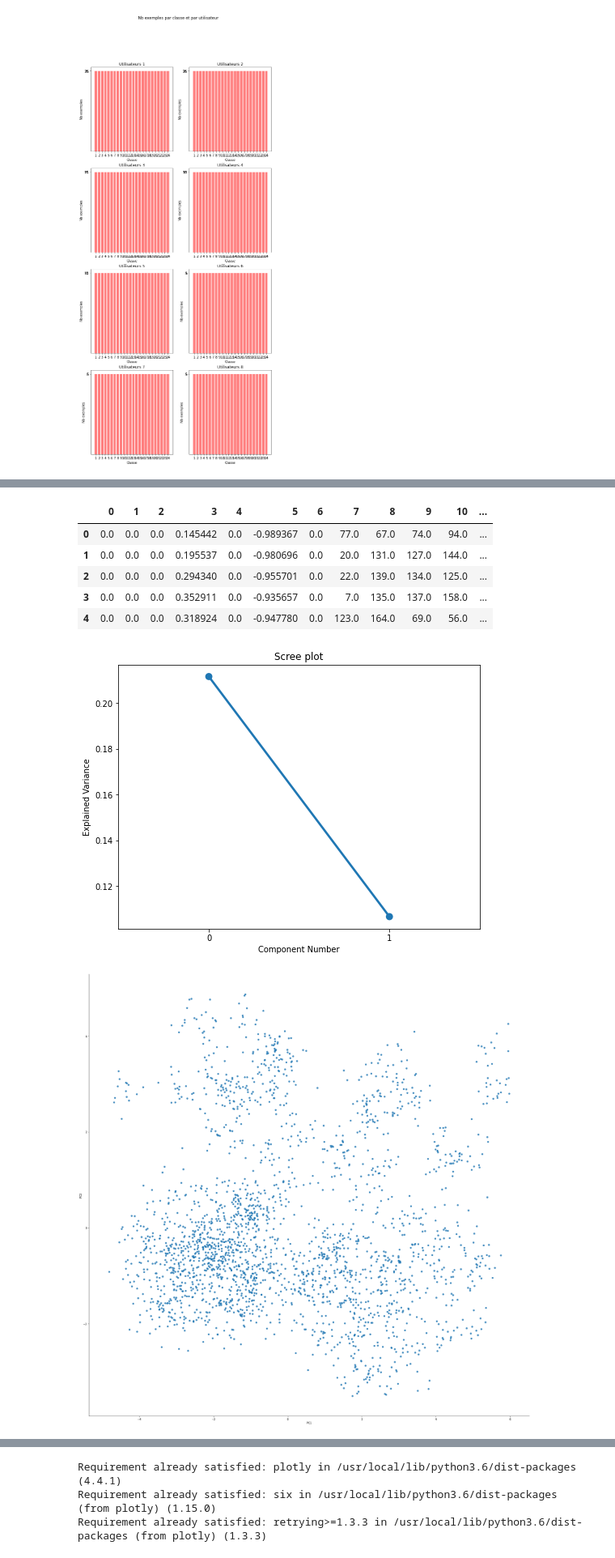
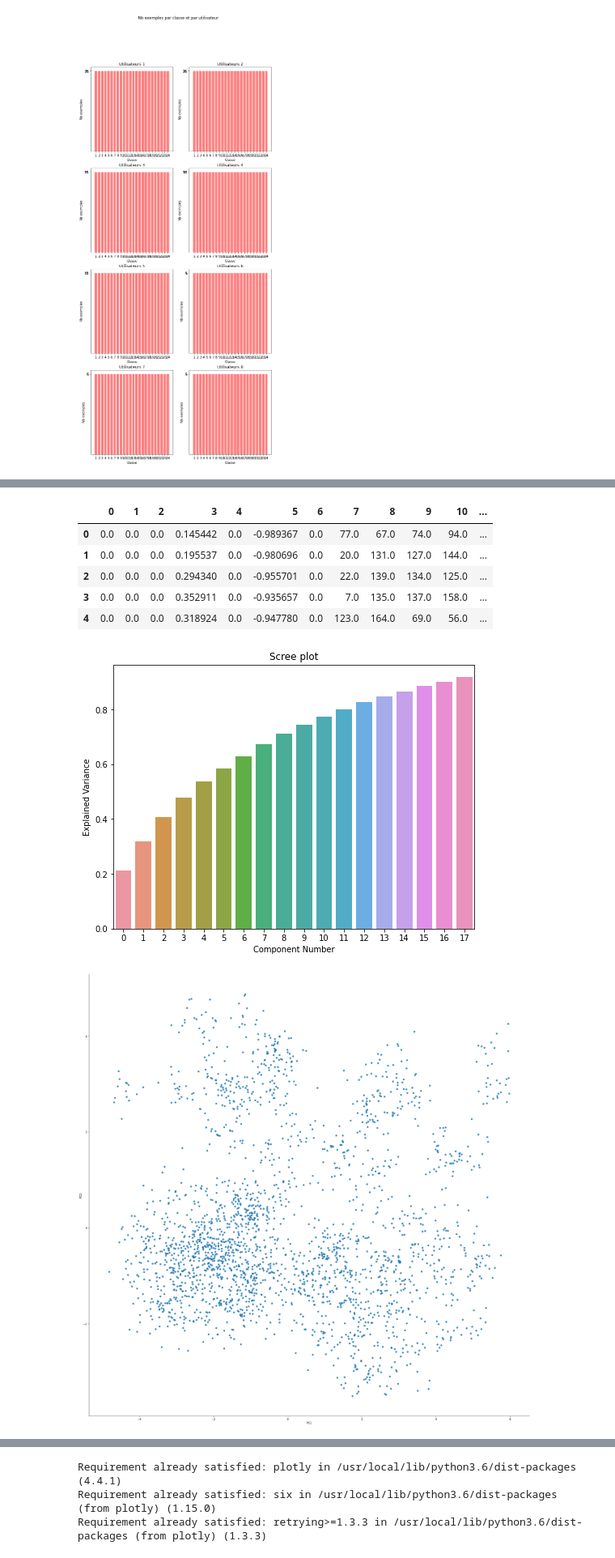
Before and after one commit to NajwaMoursli/ML, a Jupyter notebook: Projet_ML.ipynb, the cells around one changed output, grey strips where cells are left out. Shown at 81% size. Cells and saved outputs as stored; diff of their text form; code cells hidden in the pictures.

```diff
--- a/Projet_ML.ipynb
+++ b/Projet_ML.ipynb
@@ -327,0 +351,24 @@ plt.show()
+# %%
+
+
+% matplotlib inline
+import matplotlib.pyplot as plt
+plt.rcParams["figure.figsize"] = (12,6)
+
+fig, ax = plt.subplots()
+xi = np.arange(1,20, step=1)
+y = np.cumsum(pca.explained_variance_ratio_)
+
+plt.ylim(0.0,1.1)
+plt.plot(xi, y, marker='o', linestyle='--', color='b')
+
+plt.xlabel('Nombre de composantes')
+plt.xticks(np.arange(0, 20, step=1)) #change from 0-based array index to 1-based human-readable label
+plt.ylabel('Variance Cumulative (%)')
+plt.title('Nombre de composantes nécessaire pour expliquer 95% de la variance')
+
+plt.axhline(y=0.95, color='r', linestyle='-')
+plt.text(0.5, 0.85, '95% cut-off seuil', color = 'red', fontsize=16)
+
+ax.grid(axis='x')
+plt.show()
@@ -334,7 +383,7 @@ from sklearn.preprocessing import scale
 
 
 
-n_components = 2
+n_components = 18
 
 # Do the PCA.
 Xp=scale(X)
@@ -352,7 +401,7 @@ display(df.head())
 # Do a scree plot
 ind = np.arange(0, n_components)
 (fig, ax) = plt.subplots(figsize=(8, 6))
-sns.pointplot(x=ind, y=pca.explained_variance_ratio_)
+sns.barplot(x=ind, y=pca.explained_variance_ratio_.cumsum())
 ax.set_title('Scree plot')
 ax.set_xticks(ind)
 ax.set_xticklabels(ind)
@@ -364,38 +413,42 @@ plt.show()
 g = sns.lmplot('PC1',
                'PC2',
                data=df,
                fit_reg=False,
                scatter=True,
                height=24)
 
 plt.show()
 
 # Plot a variable factor map for the first two dimensions.
 (fig, ax) = plt.subplots(figsize=(8, 8))
 for i in range(0, pca.components_.shape[1]):
-    ax.arrow(0,
-             0,  # Start the arrow at the origin
+    ax.scatter(  # Start the arrow at the origin
              pca.components_[0, i],  #0 for PC1
-             pca.components_[1, i],  #1 for PC2
-             head_width=0.1,
-             head_length=0.1)
+             pca.components_[1, i], marker='+'  #1 for PC2
+             )#head_width=0.6,
+             #head_length=0.2 #0,0,
 
     plt.text(pca.components_[0, i] + 0.05,
              pca.components_[1, i] + 0.05,
              df.columns.values[i])
 
 
 an = np.linspace(0, 2 * np.pi, 100)
-plt.plot(np.cos(an), np.sin(an),color='cyan',linestyle='-',linewidth=1)  # Add a unit circle for scale
+plt.plot(np.cos(an), np.sin(an),color='black',linestyle='-',linewidth=1)# Add a unit circle for scale
+#ajout axes
+plt.plot([-1,1],[0,0],color='black',linestyle='-',linewidth=1)
+plt.plot([0,0],[-1,1],color='black',linestyle='-',linewidth=1)
 plt.axis('equal')
+plt.xlabel('PC1')
+plt.ylabel('PC2')
 ax.set_title('Variable factor map')
 plt.show()
 # %% [output]
 |  | 0 | 1 | 2 | 3 | 4 | 5 | 6 | 7 | 8 | 9 | 10 | ... |
 | 0 | 0.0 | 0.0 | 0.0 | 0.145442 | 0.0 | -0.989367 | 0.0 | 77.0 | 67.0 | 74.0 | 94.0 | ... |
 | 1 | 0.0 | 0.0 | 0.0 | 0.195537 | 0.0 | -0.980696 | 0.0 | 20.0 | 131.0 | 127.0 | 144.0 | ... |
 | 2 | 0.0 | 0.0 | 0.0 | 0.294340 | 0.0 | -0.955701 | 0.0 | 22.0 | 139.0 | 134.0 | 125.0 | ... |
 | 3 | 0.0 | 0.0 | 0.0 | 0.352911 | 0.0 | -0.935657 | 0.0 | 7.0 | 135.0 | 137.0 | 158.0 | ... |
 | 4 | 0.0 | 0.0 | 0.0 | 0.318924 | 0.0 | -0.947780 | 0.0 | 123.0 | 164.0 | 69.0 | 56.0 | ... |
-[figure, old version]
+[figure, new version]
 [figure]
```
Also changed, not shown: parts of 52 cells of this notebook.
